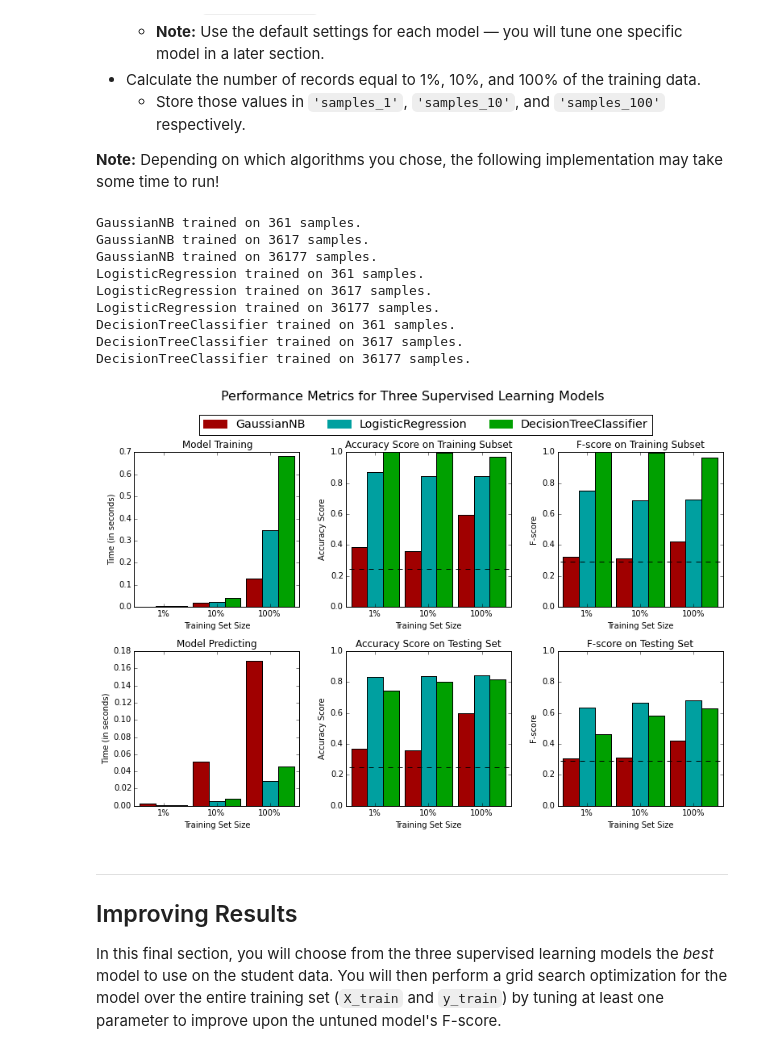
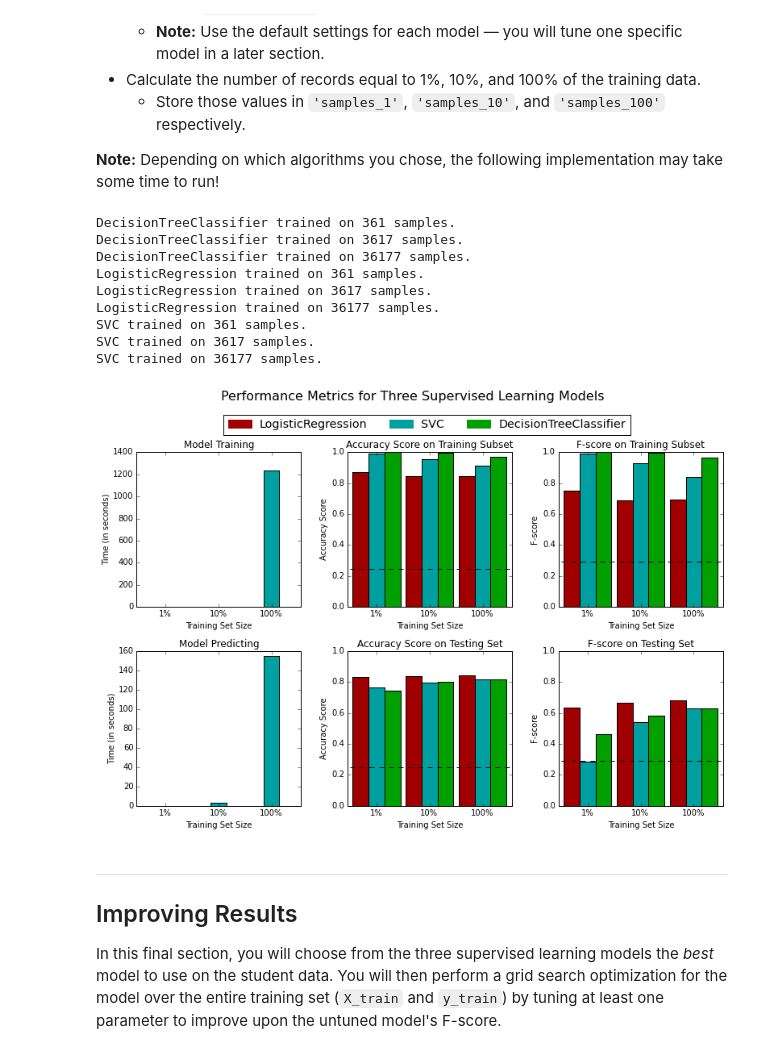
Before and after one commit to dcgull/ML-Projects, a Jupyter notebook: finding_donors/finding_donors.ipynb, the cells around one changed output. Drawn from its saved outputs; the diff is of its cells as text; code cells hidden in the pictures.

```diff
--- a/finding_donors/finding_donors.ipynb
+++ b/finding_donors/finding_donors.ipynb
@@ -390,42 +390,42 @@ from sklearn.ensemble import AdaBoostClassifier
 from sklearn.neighbors import KNeighborsClassifier
 from sklearn.svm import LinearSVC
 from sklearn.svm import SVC
 from sklearn.linear_model import SGDClassifier
 
 # TODO: Initialize the three models
-clf_A = GaussianNB()
+clf_C = SVC(kernel = 'rbf', C=10, gamma = 10)
 clf_B = LogisticRegression(random_state=42)
-clf_C = DecisionTreeClassifier(random_state=42)
+clf_A = DecisionTreeClassifier(random_state=42)
 
 # TODO: Calculate the number of samples for 1%, 10%, and 100% of the training data
 # HINT: samples_100 is the entire training set i.e. len(y_train)
 # HINT: samples_10 is 10% of samples_100
 # HINT: samples_1 is 1% of samples_100
 samples_100 = len(y_train)
 samples_10 = int(samples_100*.1)
 samples_1 = int(samples_100*.01)
 
 # Collect results on the learners
 results = {}
 for clf in [clf_A, clf_B, clf_C]:
     clf_name = clf.__class__.__name__
     results[clf_name] = {}
     for i, samples in enumerate([samples_1, samples_10, samples_100]):
         results[clf_name][i] = train_predict(clf, samples, X_train, y_train, X_test, y_test)
 
 # Run metrics visualization for the three supervised learning models chosen
 vs.evaluate(results, accuracy, fscore)
 # %% [output]
-GaussianNB trained on 361 samples.
-GaussianNB trained on 3617 samples.
-GaussianNB trained on 36177 samples.
+DecisionTreeClassifier trained on 361 samples.
+DecisionTreeClassifier trained on 3617 samples.
+DecisionTreeClassifier trained on 36177 samples.
 LogisticRegression trained on 361 samples.
 LogisticRegression trained on 3617 samples.
 LogisticRegression trained on 36177 samples.
-DecisionTreeClassifier trained on 361 samples.
-DecisionTreeClassifier trained on 3617 samples.
-DecisionTreeClassifier trained on 36177 samples.
+SVC trained on 361 samples.
+SVC trained on 3617 samples.
+SVC trained on 36177 samples.
-[figure, old version]
+[figure, new version]
 # %% [markdown]
 ----
 ## Improving Results
```
Also changed, not shown: parts of 9 cells of this notebook, 1 other file.
